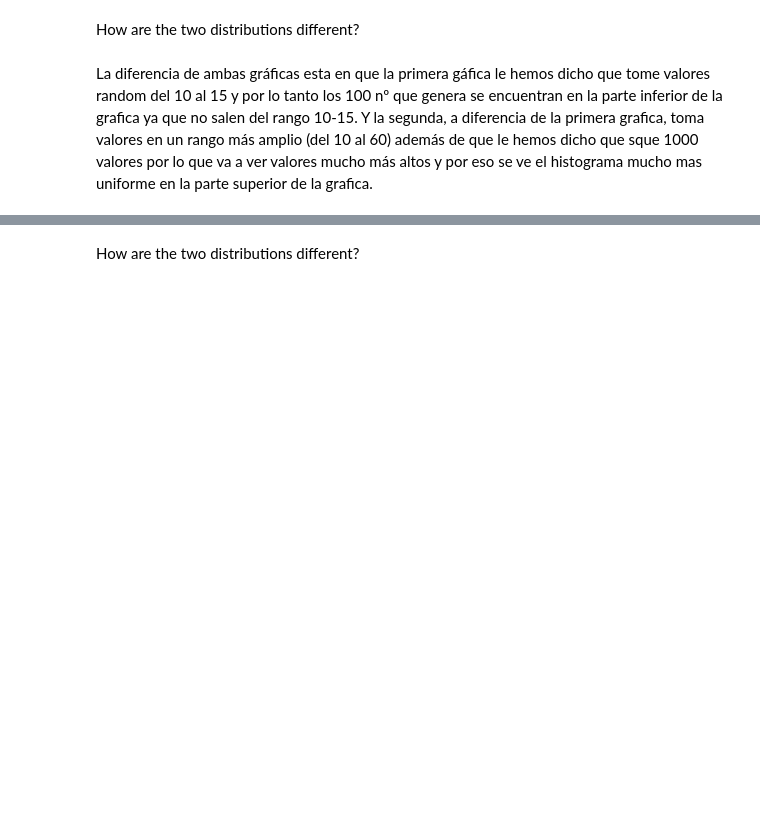
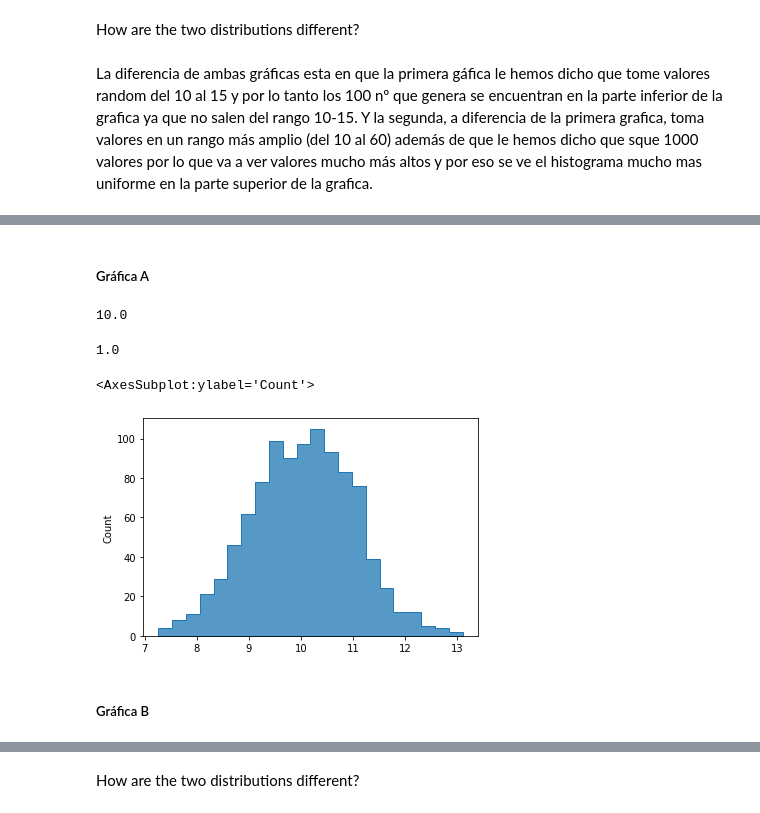
Before and after one commit to ironhack-datalabs/datamad1020-rev, a Jupyter notebook: module-2/lab-continuous-probability-distribution/your-code/main.ipynb, the cells around one changed output, grey strips where cells are left out. Cells and saved outputs as stored; diff of their text form; code cells hidden in the pictures; blank space fills up the shorter version.

```diff
--- a/module-2/lab-continuous-probability-distribution/your-code/main.ipynb
+++ b/module-2/lab-continuous-probability-distribution/your-code/main.ipynb
@@ -149,0 +160,21 @@ Expected output:
+# %% [markdown]
+##### Gráfica A
+# %%
+normal_A = norm(loc=10, scale=1)
+# %%
+normal_A.mean()
+# %% [output]
+10.0
+# %%
+normal_A.std()
+# %% [output]
+1.0
+# %%
+sample_A = normal_A.rvs(size=1000)
+# %%
+sns.histplot(sample_A, element="step")
+# %% [output]
+<AxesSubplot:ylabel='Count'>
+[figure, added]
+# %% [markdown]
+##### Gráfica B
```
Also changed, not shown: parts of 39 cells of this notebook.
